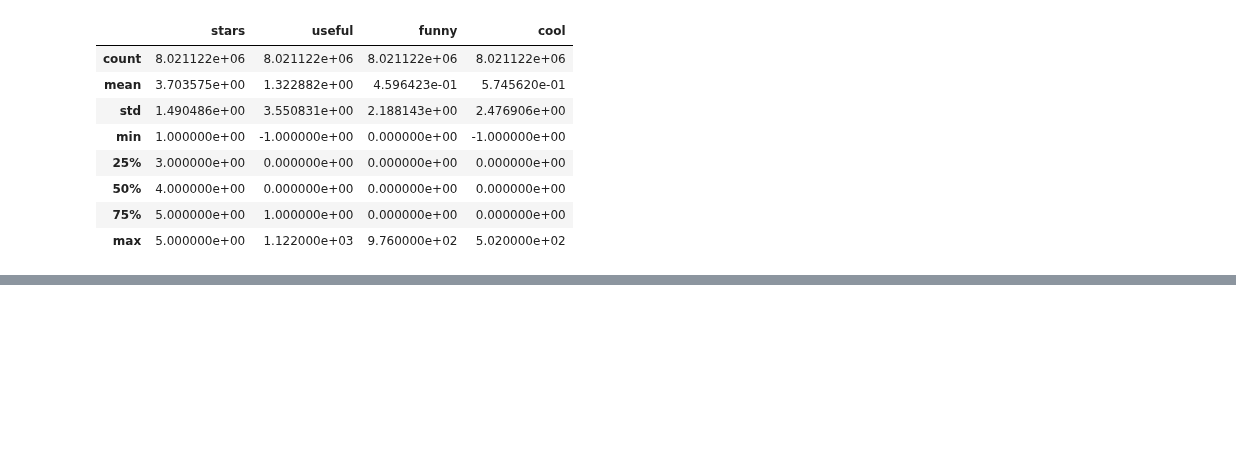
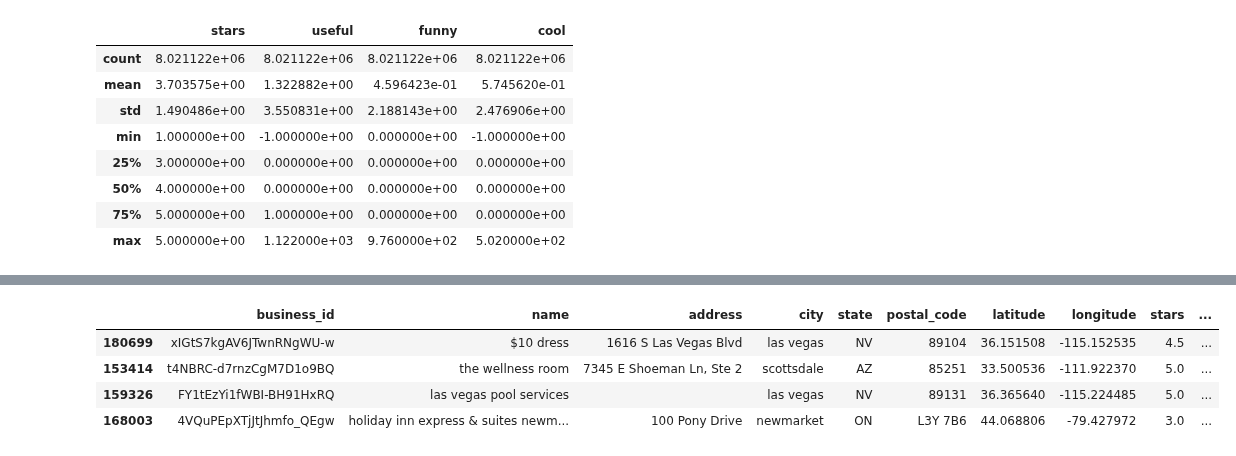
Before and after one commit to loupendley/Thinkful, a Jupyter notebook: HomeworkProjects/FinalCapstone/Yelp_Restaurant_Recommendation_Engine_Chatbot.ipynb, the cells around one changed output, grey strips where cells are left out. Saved outputs shown, nothing was run; the diff lists cells and outputs as text; code cells hidden in the pictures; blank space fills up the shorter version.

```diff
--- a/HomeworkProjects/FinalCapstone/Yelp_Restaurant_Recommendation_Engine_Chatbot.ipynb
+++ b/HomeworkProjects/FinalCapstone/Yelp_Restaurant_Recommendation_Engine_Chatbot.ipynb
@@ -359,6 +395,14 @@ df_yelp_review_LV_Rest = pd.merge(df_yelp_review.sample(100000),df_yelp_biz_LV_R
 df_yelp_review_LV_Rest['text'] = df_yelp_review_LV_Rest['text'].apply(lambda col: cleanup_text(col)) # Cleanup the yelp_review_LV_Rest only
 # %%
 # df_yelp_review_LV_Rest.head(5)
+# df_yelp_biz_LV_Rest.sample(20)
+df_yelp_business.sample(4)
+# %% [output]
+|  | business_id | name | address | city | state | postal_code | latitude | longitude | stars | ... |
+| 180699 | xIGtS7kgAV6JTwnRNgWU-w | $10 dress | 1616 S Las Vegas Blvd | las vegas | NV | 89104 | 36.151508 | -115.152535 | 4.5 | ... |
+| 153414 | t4NBRC-d7rnzCgM7D1o9BQ | the wellness room | 7345 E Shoeman Ln, Ste 2 | scottsdale | AZ | 85251 | 33.500536 | -111.922370 | 5.0 | ... |
+| 159326 | FY1tEzYi1fWBI-BH91HxRQ | las vegas pool services |  | las vegas | NV | 89131 | 36.365640 | -115.224485 | 5.0 | ... |
+| 168003 | 4VQuPEpXTjJtJhmfo_QEgw | holiday inn express & suites newm... | 100 Pony Drive | newmarket | ON | L3Y 7B6 | 44.068806 | -79.427972 | 3.0 | ... |
 # %%
 parameters = {
               'lowercase': True,
```
Also changed, not shown: parts of 19 cells of this notebook.
